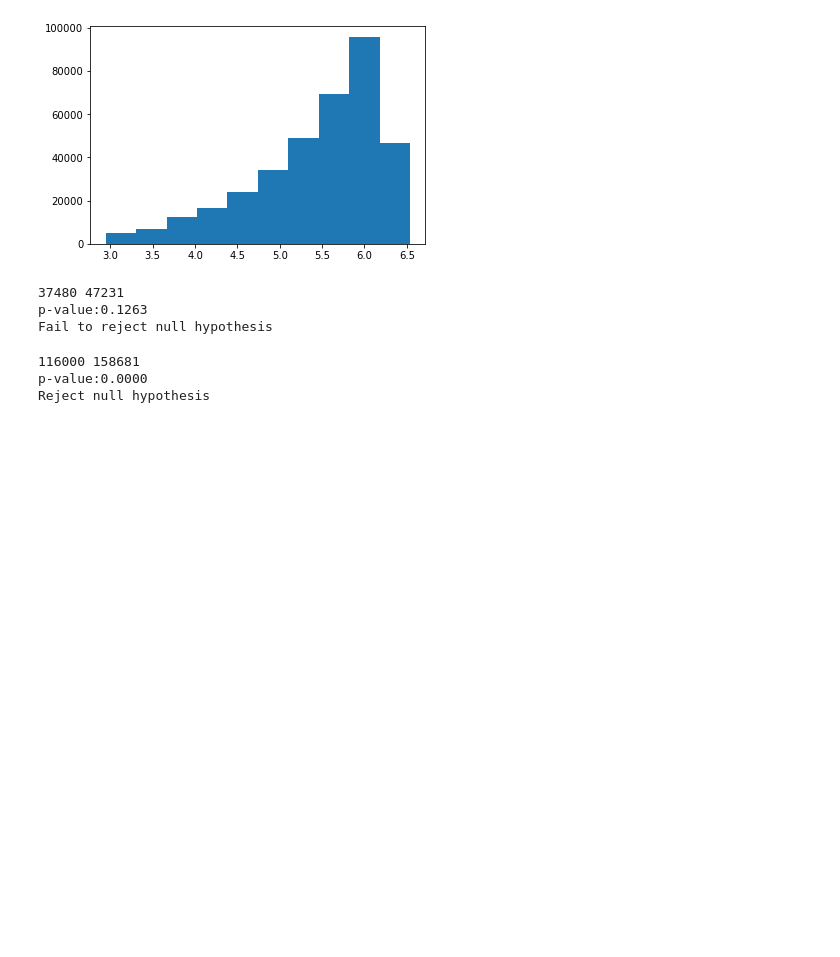
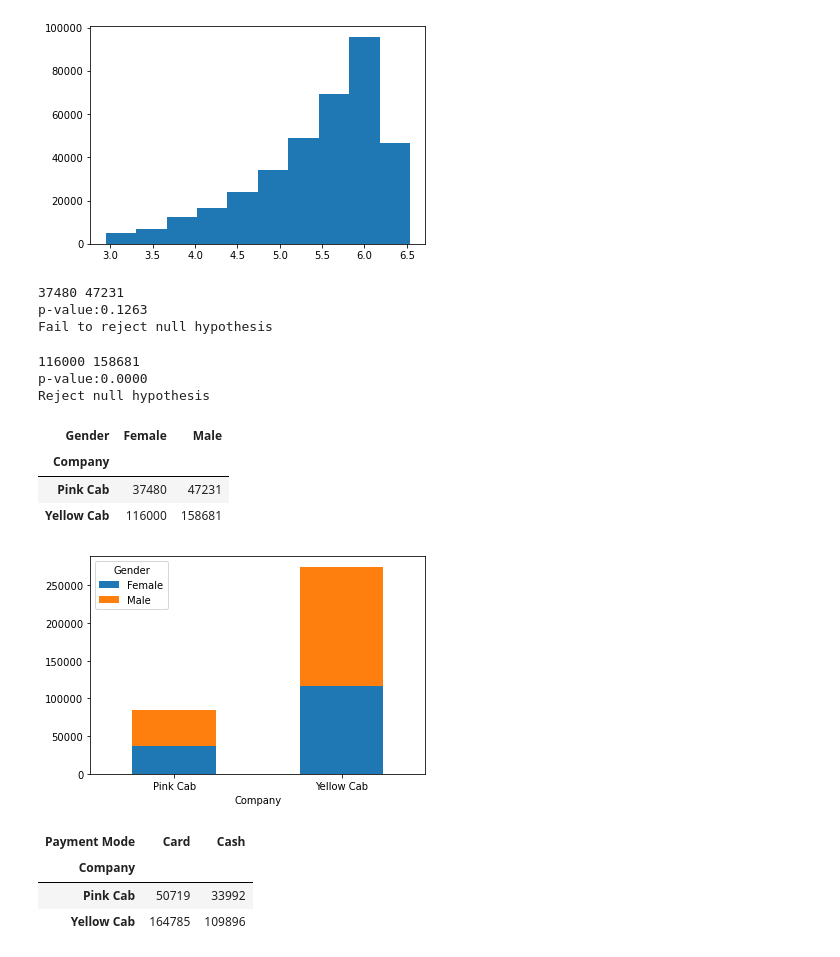
Before and after one commit to rvirlan/Data-Glacier-Internship-week-2, a Jupyter notebook: cab.ipynb, the cells around one changed output. Drawn from its saved outputs; the diff is of its cells as text; code cells hidden in the pictures; blank space fills up the shorter version.

```diff
--- a/cab.ipynb
+++ b/cab.ipynb
@@ -420,0 +420,24 @@ Reject null hypothesis
+# %%
+#creating crosstab
+crosstab= pd.crosstab(df.Company, df.Gender)
+#From this crosstabulation it can be seen that Yellow Cab has more customers than Pink Cab and that both companies have more male customers than female.
+crosstab
+# %% [output]
+| Gender | Female | Male |
+| Company |  |  |
+| Pink Cab | 37480 | 47231 |
+| Yellow Cab | 116000 | 158681 |
+# %%
+pl = crosstab.plot(kind='bar', stacked=True, rot=0)
+# %% [output]
+[figure, added]
+# %%
+crosstab=pd.crosstab(index=df['Company'], columns=df['Payment Mode'])
+crosstab
+#From this crosstabulation it can be seen that Yellow Cab has more customers than Pink Cab.
+#From this crosstabulation it can be observed that both companies have most payments made by card
+# %% [output]
+| Payment Mode | Card | Cash |
+| Company |  |  |
+| Pink Cab | 50719 | 33992 |
+| Yellow Cab | 164785 | 109896 |
```
Also changed, not shown: parts of 46 cells of this notebook.
